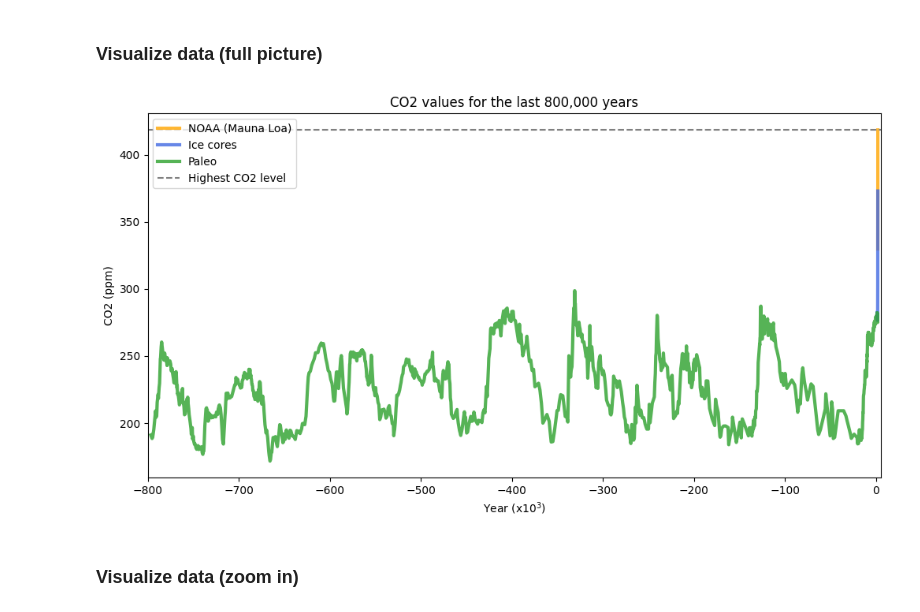
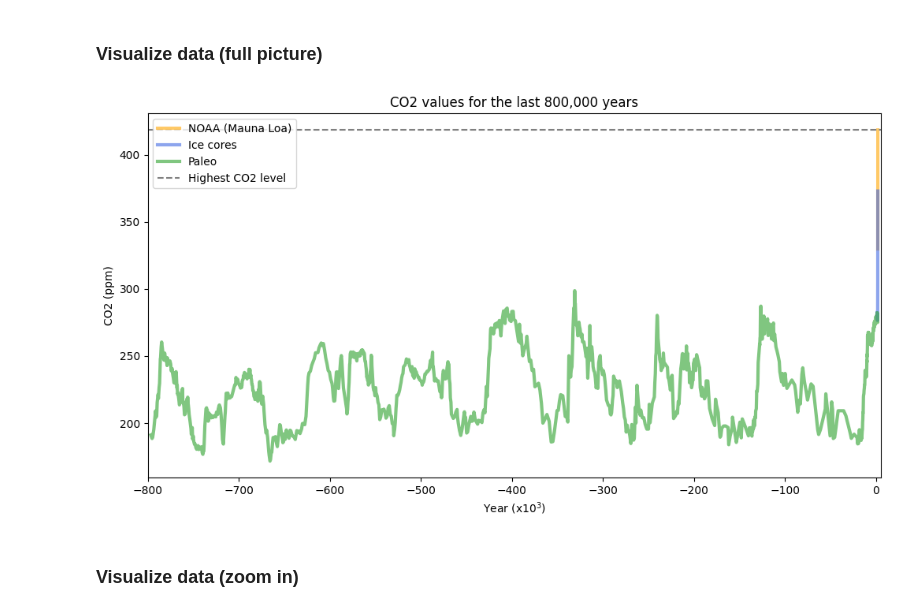
Before and after one commit to pierrepo/CO2-concentration, a Jupyter notebook: climate_change_CO2_analysis.ipynb, the cells around one changed output. Cells and saved outputs as stored; diff of their text form; code cells hidden in the pictures.

```diff
--- a/climate_change_CO2_analysis.ipynb
+++ b/climate_change_CO2_analysis.ipynb
@@ -470,6 +474,6 @@ The `gas_ageBP` column correspond to the number of years before present, meaning
 # %%
-df_paleo["Year"] = 1950 - df_paleo["gas_ageBP"]
-df_paleo.head()
+df_paleo2["Year"] = 1950 - df_paleo2["gas_ageBP"]
+df_paleo2.head()
 # %% [output]
 |  | gas_ageBP | CO2 | Year |
 | 0 | 137 | 280.4 | 1813 |
@@ -499,15 +502,15 @@ First average NOAA values by year (for Mona Loa observatory only). We extract ra
 # %%
 # Select Mona Loa observatory.
-df_all = (df_noaa
+df_all = (df_obs
  .query("obs == 'mlo'")
- .assign(Year=df_noaa["datetime"].dt.year)
+ .assign(Year=df_obs["datetime"].dt.year)
  .groupby("Year")
  .agg(
      CO2=("value", "mean"),
      CO2_rolling=("rolling_mean", "mean"),
  )
  .reset_index()
- .assign(Source="NOAA")
+ .assign(Source="OBS")
 )
 # %%
 df_all.head(10)
@@ -538,7 +541,7 @@ Then add ice core values
 # %%
-df = (df_icecore
+df = (df_paleo1
  .rename(columns={"ALL_50_full": "CO2"})
- .assign(Source="ICECORE")
+ .assign(Source="PALEO1")
 )
 # %%
 df_all = pd.concat([df_all, df], axis=0, ignore_index=True)
@@ -547,7 +550,7 @@ Finally, add paleo values
 # %%
-df = (df_paleo
+df = (df_paleo2
  .drop("gas_ageBP", axis=1)
- .assign(Source="PALEO")
+ .assign(Source="PALEO2")
 )
 df.head()
 # %% [output]
@@ -578,27 +581,27 @@ df_all.sample(10)
 # %%
 plt.figure(figsize=(12, 6))
 
-sources = ("NOAA", "ICECORE", "PALEO")
+sources = ("OBS", "PALEO1", "PALEO2")
 names = ("NOAA (Mauna Loa)", "Ice cores", "Paleo")
 colors = ("orange", "royalblue", "tab:green")
 
 for source, name, color in zip(sources, names, colors):
     plt.plot(df_all[ df_all["Source"] == source]["Year"]/1000,
              df_all[ df_all["Source"] == source]["CO2"],
-             color=color, linewidth=3, label=name, alpha=0.8)
+             color=color, linewidth=3, label=name, alpha=0.6)
 
 plt.xlim([-800, 5])
 plt.title("CO2 values for the last 800,000 years")
 plt.xlabel("Year (x$10^3$)")
 plt.ylabel("CO2 (ppm)")
 max_year = df_all["Year"].max()
 max_CO2 =  df_all[ df_all["Year"] == max_year ]["CO2"]
 plt.axhline(max_CO2.values[0], linestyle="--", color="gray",
             label="Highest CO2 level")
 plt.legend(loc="upper left")
 plt.show()
 # %% [output]
-[figure, old version]
+[figure, new version]
 # %% [markdown]
 ### Visualize data (zoom in)
 # %%
```
Also changed, not shown: parts of 51 cells of this notebook.
